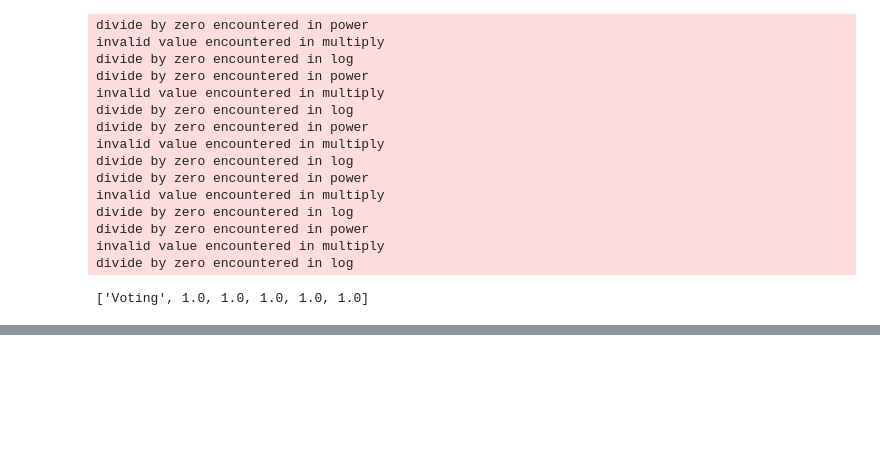
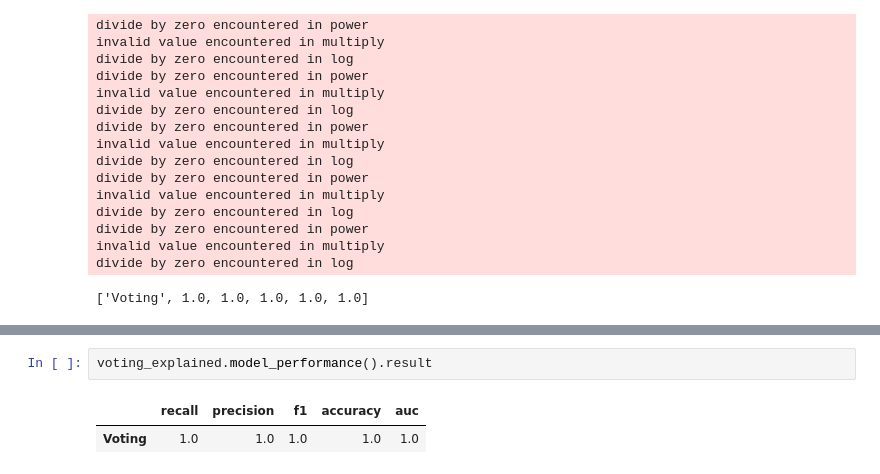
Before and after one commit to CarJung/Churn_exploration, a Jupyter notebook: model_tuning.ipynb, the cells around one changed output, grey strips where cells are left out. Saved outputs shown, nothing was run; the diff lists cells and outputs as text; blank space fills up the shorter version.

```diff
--- a/model_tuning.ipynb
+++ b/model_tuning.ipynb
@@ -399,0 +444,5 @@ divide by zero encountered in log
+# %%
+voting_explained.model_performance().result
+# %% [output]
+|  | recall | precision | f1 | accuracy | auc |
+| Voting | 1.0 | 1.0 | 1.0 | 1.0 | 1.0 |
```
Also changed, not shown: parts of 15 cells of this notebook.
